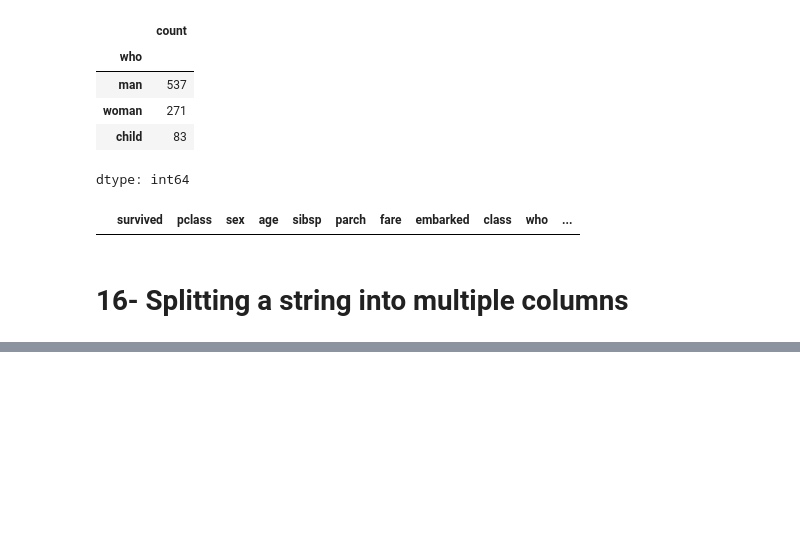
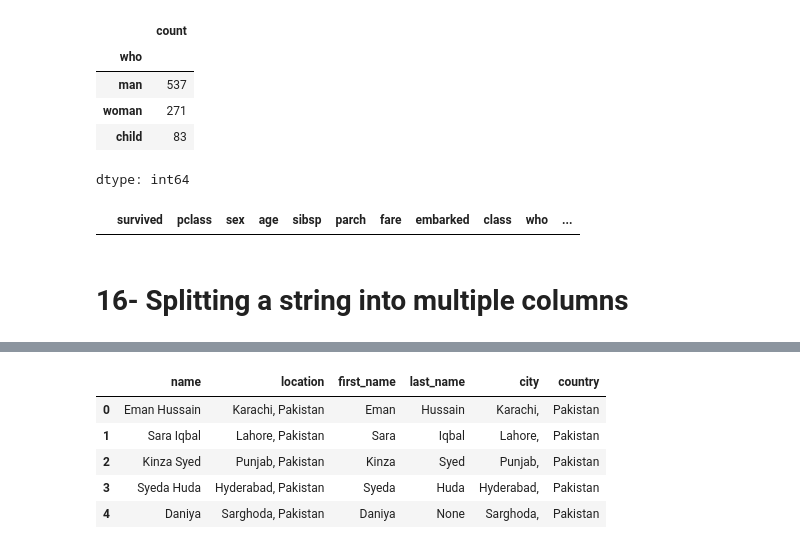
Before and after one commit to Syeda-Eman/40-days-of-Python, a Jupyter notebook: Day_7.ipynb, the cells around one changed output, grey strips where cells are left out. Saved outputs shown, nothing was run; the diff lists cells and outputs as text; code cells hidden in the pictures; blank space fills up the shorter version.

```diff
--- a/Day_7.ipynb
+++ b/Day_7.ipynb
@@ -758,0 +756,7 @@ import pandas as pd
+# %%
+#import libraries
+import pandas as pd
+
+#creating arrays
+df = pd.DataFrame({'name':['Eman Hussain','Sara Iqbal','Kinza Syed','Syeda Huda','Daniya'],
+                   'location':['Karachi, Pakistan', 'Lahore, Pakistan', 'Punjab, Pakistan', 'Hyderabad, Pakistan', 'Sarghoda, Pakistan']})
@@ -758,0 +782,4 @@ import pandas as pd
+# %%
+#adding those splits into new columns
+df[['first_name','last_name']] = df.name.str.split(' ',expand=True)
+df
@@ -758,0 +793,11 @@ import pandas as pd
+# %%
+#adding new splits into new columns
+df[['city','country']] = df.location.str.split(' ',expand=True)
+df
+# %% [output]
+|  | name | location | first_name | last_name | city | country |
+| 0 | Eman Hussain | Karachi, Pakistan | Eman | Hussain | Karachi, | Pakistan |
+| 1 | Sara Iqbal | Lahore, Pakistan | Sara | Iqbal | Lahore, | Pakistan |
+| 2 | Kinza Syed | Punjab, Pakistan | Kinza | Syed | Punjab, | Pakistan |
+| 3 | Syeda Huda | Hyderabad, Pakistan | Syeda | Huda | Hyderabad, | Pakistan |
+| 4 | Daniya | Sarghoda, Pakistan | Daniya | None | Sarghoda, | Pakistan |
```
Also changed, not shown: parts of 6 cells of this notebook.
